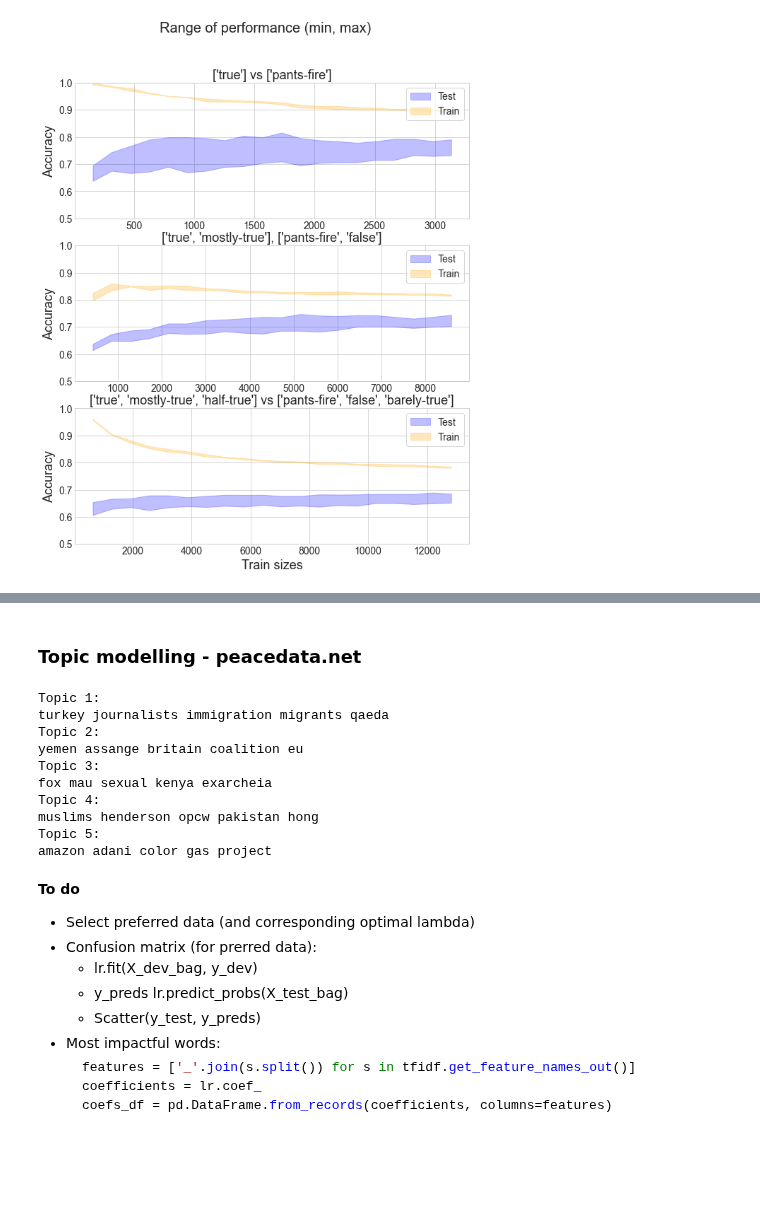
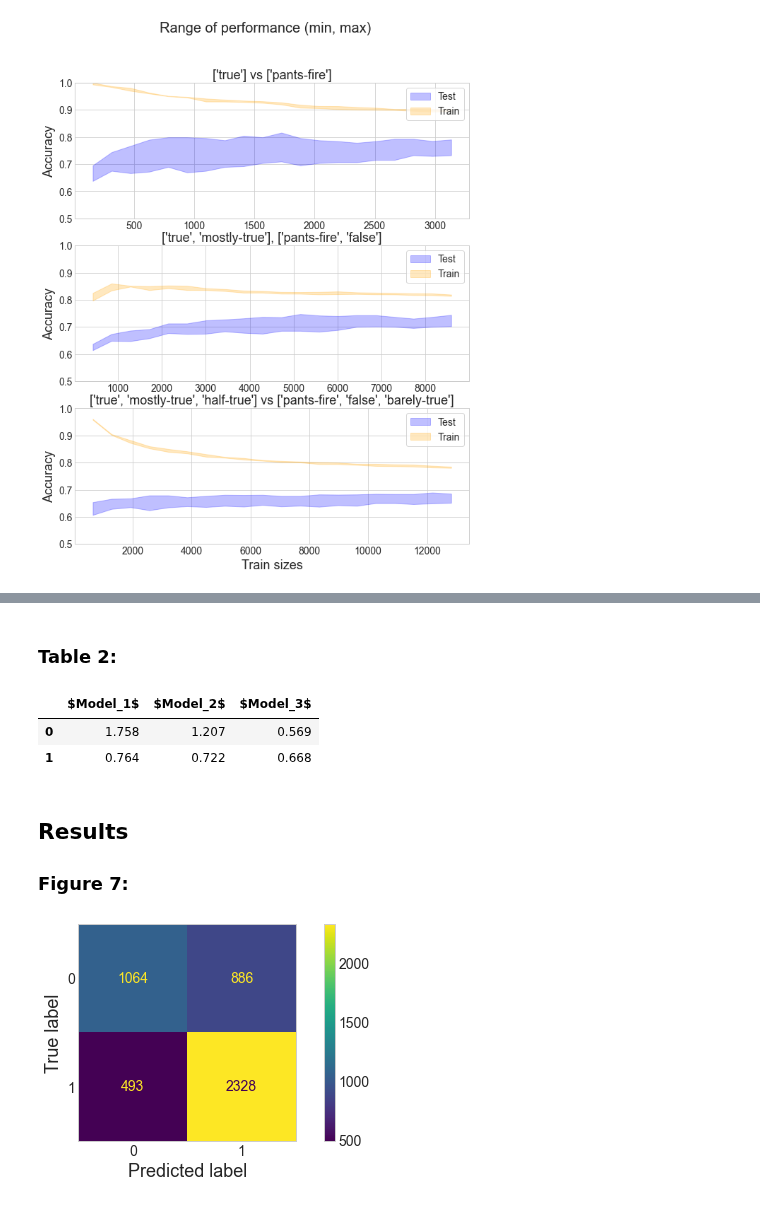
Before and after one commit to pgb206/ISDS2022_group7, a Jupyter notebook: project_copy/project.ipynb, the cells around one changed output, grey strips where cells are left out. Cells and saved outputs as stored; diff of their text form; code cells hidden in the pictures; blank space fills up the shorter version.

````diff
--- a/project_copy/project.ipynb
+++ b/project_copy/project.ipynb
@@ -817,42 +944,26 @@ f_learn.suptitle('Range of performance (min, max)');
-# %% [markdown]
-### Topic modelling - peacedata.net
-# %%
-from sklearn.feature_extraction.text import CountVectorizer
-count = CountVectorizer(stop_words='english', max_df=0.1, max_features=5000)
-bag = count.fit_transform(data_pd['Article'].values)
-
-from sklearn.decomposition import LatentDirichletAllocation
-lda = LatentDirichletAllocation(n_components=5,random_state=123) #The random_state parameter pass an integer that makes the result reproducible
-review_topics = lda.fit_transform(bag)
-
-n_top_words = 5
-word_names = count.get_feature_names_out()
-for topic_idx, topic in enumerate(lda.components_): #lda.components_ stores a matrix containing the word importance for each topic
-    print("Topic %d:" % (topic_idx + 1))
-    print(" ".join([word_names[i]
-    for i in topic.argsort()\
-        [:-n_top_words - 1:-1]]))
-# %% [output]
-Topic 1:
-turkey journalists immigration migrants qaeda
-Topic 2:
-yemen assange britain coalition eu
-Topic 3:
-fox mau sexual kenya exarcheia
-Topic 4:
-muslims henderson opcw pakistan hong
-Topic 5:
-amazon adani color gas project
-# %% [markdown]
-**To do**
-* Select preferred data (and corresponding optimal lambda)
-* Confusion matrix (for prerred data):
-    * lr.fit(X_dev_bag, y_dev)
-    * y_preds lr.predict_probs(X_test_bag)
-    * Scatter(y_test, y_preds)
-* Most impactful words:
-    ```Python
-    features = ['_'.join(s.split()) for s in tfidf.get_feature_names_out()]
-    coefficients = lr.coef_
-    coefs_df = pd.DataFrame.from_records(coefficients, columns=features)
-    ```
+# %% [markdown]
+### Table 2:
+# %%
+pd.DataFrame({'$Model_1$': [best_lambda1[0], best_acc1], '$Model_2$': [best_lambda2[0], best_acc2], '$Model_3$': [best_lambda3[0], best_acc3]}, np.arange(2)).round(3)
+#print(pd.DataFrame({'$Model_1$': [best_lambda1[0], best_acc1], '$Model_2$': [best_lambda2[0], best_acc2], '$Model_3$': [best_lambda3[0], best_acc3]}, np.arange(2)).round(3).to_latex())
+# %% [output]
+|  | $Model_1$ | $Model_2$ | $Model_3$ |
+| 0 | 1.758 | 1.207 | 0.569 |
+| 1 | 0.764 | 0.722 | 0.668 |
+# %% [markdown]
+## Results
+### Figure 7:
+# %%
+lr = LogisticRegression(random_state=1337, C=1/best_lambda2[0])
+tfidf = TfidfVectorizer()
+
+X2_dev_bag = tfidf.fit_transform(X2_dev)
+X2_test_bag = tfidf.transform(X2_test)
+
+lr_fake_news = lr.fit(X2_dev_bag, y2_dev)
+
+ConfusionMatrixDisplay.from_estimator(lr, X2_test_bag, y2_test)
+plt.grid(False)
+plt.savefig('figs/fig7.pdf', bbox_inches='tight')
+# %% [output]
+[figure, added]
````
Also changed, not shown: parts of 39 cells of this notebook, 6 other files.
